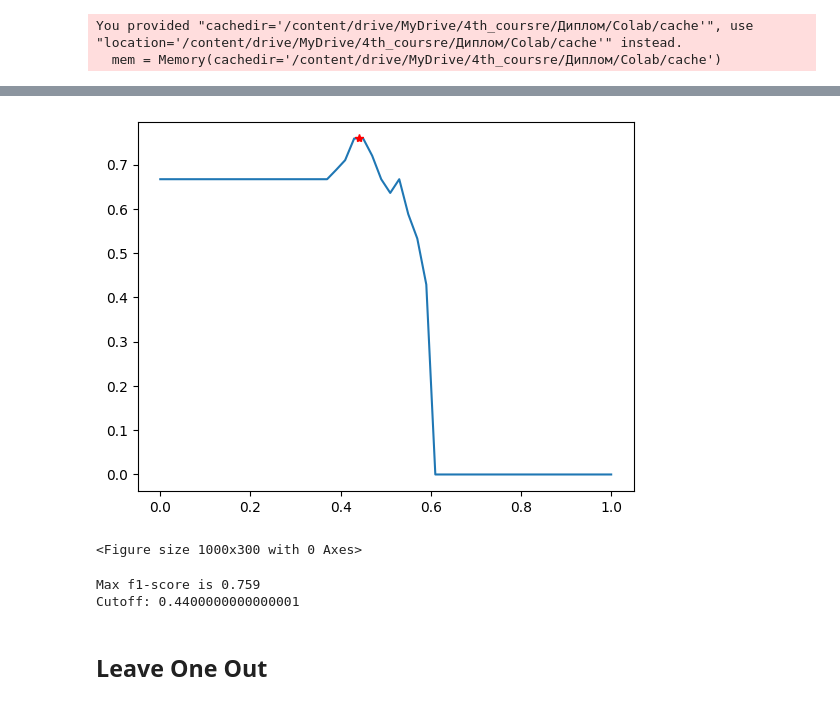
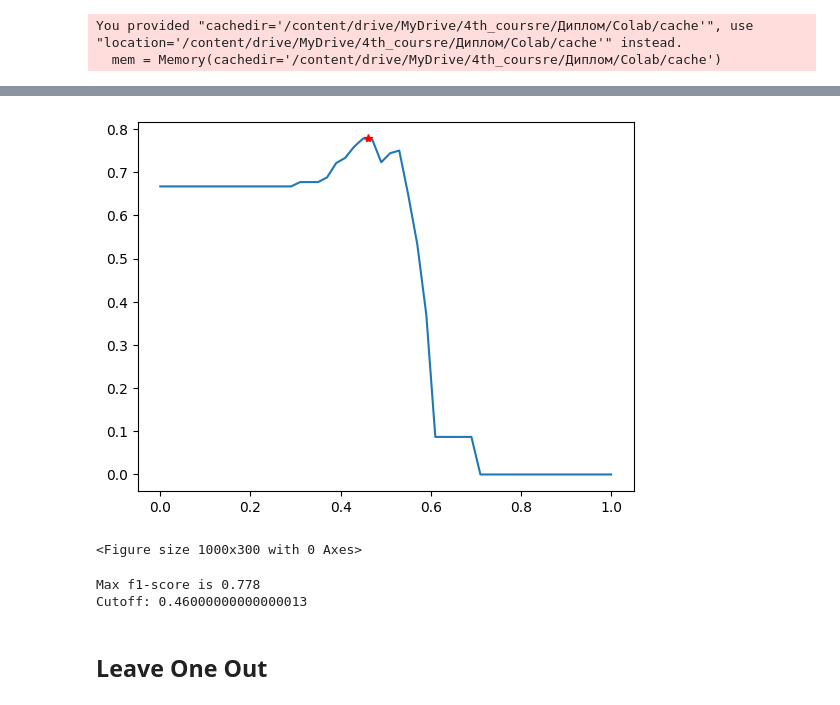
Before and after one commit to Andrexus23/Diploma-NLP, a Jupyter notebook: Notebooks/CodeTransformer.ipynb, the cells around one changed output, grey strips where cells are left out. Drawn from its saved outputs; the diff is of its cells as text; code cells hidden in the pictures.

```diff
--- a/Notebooks/CodeTransformer.ipynb
+++ b/Notebooks/CodeTransformer.ipynb
@@ -302,16 +344,28 @@ texts_proj_2 = df_test_f1['text_proj'].reset_index().drop(labels='index', axis=1
 # %%
-steps_2, thresholds_2, max_2, step_max_2 = maximize_f1_score(texts_rp_2, texts_proj_2)
-plt.plot(steps_2, thresholds_2)
-plt.plot(step_max_2, max_2, 'r*')
-plt.figure(figsize=(10,3))
-plt.show()
+# steps_2, thresholds_2, max_2, step_max_2 = maximize_f1_score(texts_rp_2, texts_proj_2, df_test_f1)
+# plt.plot(steps_2, thresholds_2)
+# plt.plot(step_max_2, max_2, 'r*')
+# plt.figure(figsize=(10,3))
+# plt.show()
 
-print(f'Max f1-score is {max_2}\nCutoff: {step_max_2}')
+# print(f'Max f1-score is {max_2}\nCutoff: {step_max_2}')
-# %% [output]
-[figure, removed]
-<Figure size 1000x300 with 0 Axes>
-Max f1-score is 0.759
-Cutoff: 0.4400000000000001
+# %%
+df_f1 = get_shuffled_dataframe(df_match, df_unmatch)
+texts_rp = df_f1['text_rp'].reset_index().drop(labels='index', axis=1).squeeze()
+texts_proj = df_f1['text_proj'].reset_index().drop(labels='index', axis=1).squeeze()
+
+steps, thresholds, max_, step_max_ = maximize_f1_score(texts_rp, texts_proj, df_f1)
+plt.plot(steps, thresholds)
+plt.plot(step_max_, max_, 'r*')
+plt.figure(figsize=(10,3))
+plt.show()
+
+print(f'Max f1-score is {max_}\nCutoff: {step_max_}')
+# %% [output]
+[figure, added]
+<Figure size 1000x300 with 0 Axes>
+Max f1-score is 0.778
+Cutoff: 0.46000000000000013
 # %% [markdown]
 ## Leave One Out
 # %%
```
Also changed, not shown: parts of 40 cells of this notebook, 1 other file.
